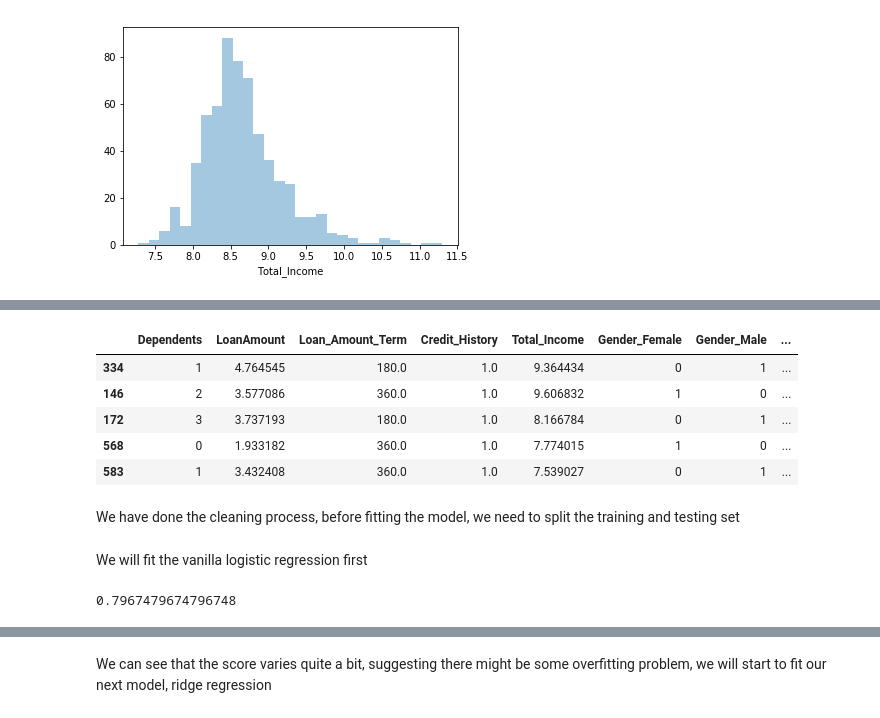
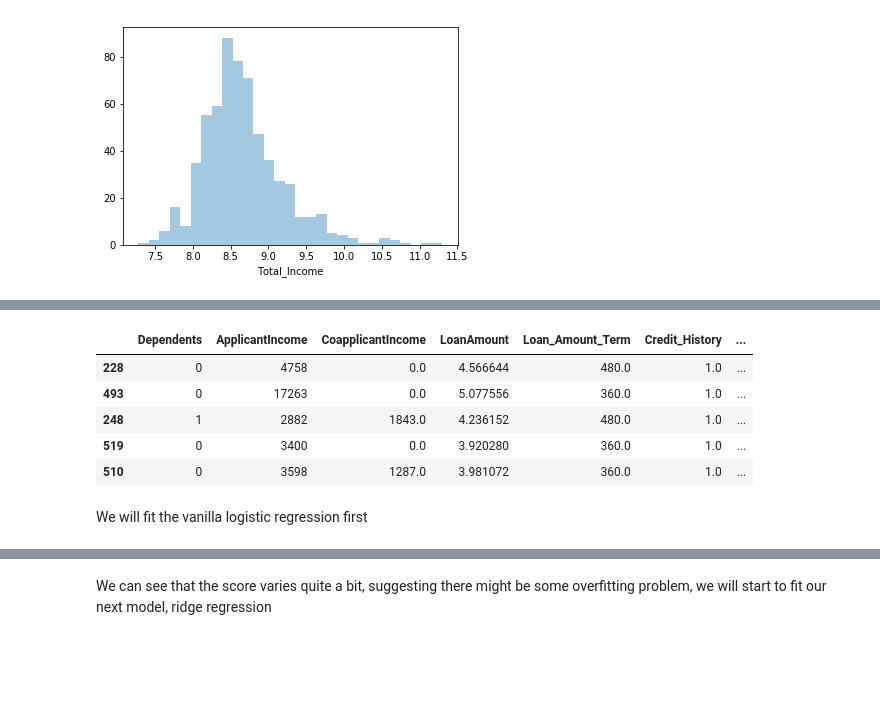
Before and after one commit to george1577/Thinkful_Data_Science, a Jupyter notebook: Drills_and_Assignments/Data_Science_Bootcamp/Unit_3_Deeper_into_supervised_learning/Lesson_3_Advanced_regression/Challenge/Challenge.ipynb, the cells around one changed output, grey strips where cells are left out. Saved outputs shown, nothing was run; the diff lists cells and outputs as text; code cells hidden in the pictures; blank space fills up the shorter version.

```diff
--- a/Drills_and_Assignments/Data_Science_Bootcamp/Unit_3_Deeper_into_supervised_learning/Lesson_3_Advanced_regression/Challenge/Challenge.ipynb
+++ b/Drills_and_Assignments/Data_Science_Bootcamp/Unit_3_Deeper_into_supervised_learning/Lesson_3_Advanced_regression/Challenge/Challenge.ipynb
@@ -268,11 +286,38 @@ data_clean = pd.concat([pd.get_dummies(data.drop('Loan_Status', axis=1)), data['
+# %%
+# define a function to deal with extra feature engineering
+def feature_eng(df):
+    # deal with Dependents variable
+    df['Dependents'] = df['Dependents'].str.replace('3+', '3', regex=False)
+    df['Dependents'] = pd.to_numeric(df['Dependents'])
+    # construct Total_Income column
+    df['Total_Income'] = df['ApplicantIncome'] + df['CoapplicantIncome']
+    # construct leverage column
+    df['leverage'] = df['LoanAmount'] / df['Total_Income']
+    # transform LoanAmount column into more normal distribution
+    df['LoanAmount'] = df['LoanAmount']**0.3
+    # drop Loan_ID column
+    df.drop(['Loan_ID'], axis=1, inplace=True)
+    return df
+# %%
+X_train = feature_eng(X_train)
+# %%
+# define custom dummifier to deal with categorical variable
+class CustomDummifier(TransformerMixin):
+    def __init__(self, cols=None):
+        self.cols = cols
+    def transform(self, X):
+        return pd.get_dummies(X)
+    def fit(self, *_):
+        return self
+# %%
+dum = CustomDummifier()
+X_train = dum.fit_transform(X_train)
 # %%
-data_clean.head()
+X_train.head()
 # %% [output]
-|  | Dependents | LoanAmount | Loan_Amount_Term | Credit_History | Total_Income | Gender_Female | Gender_Male | ... |
-| 334 | 1 | 4.764545 | 180.0 | 1.0 | 9.364434 | 0 | 1 | ... |
-| 146 | 2 | 3.577086 | 360.0 | 1.0 | 9.606832 | 1 | 0 | ... |
-| 172 | 3 | 3.737193 | 180.0 | 1.0 | 8.166784 | 0 | 1 | ... |
-| 568 | 0 | 1.933182 | 360.0 | 1.0 | 7.774015 | 1 | 0 | ... |
-| 583 | 1 | 3.432408 | 360.0 | 1.0 | 7.539027 | 0 | 1 | ... |
+|  | Dependents | ApplicantIncome | CoapplicantIncome | LoanAmount | Loan_Amount_Term | Credit_History | ... |
+| 228 | 0 | 4758 | 0.0 | 4.566644 | 480.0 | 1.0 | ... |
+| 493 | 0 | 17263 | 0.0 | 5.077556 | 360.0 | 1.0 | ... |
+| 248 | 1 | 2882 | 1843.0 | 4.236152 | 480.0 | 1.0 | ... |
+| 519 | 0 | 3400 | 0.0 | 3.920280 | 360.0 | 1.0 | ... |
+| 510 | 0 | 3598 | 1287.0 | 3.981072 | 360.0 | 1.0 | ... |
-# %% [markdown]
-We have done the cleaning process, before fitting the model, we need to split the training and testing set
@@ -283,11 +331,2 @@ X_train, X_test, y_train, y_test = train_test_split(data_clean.drop('Loan_Status
 # %% [markdown]
 We will fit the vanilla logistic regression first
-# %%
-from sklearn.linear_model import LogisticRegression
-# do not specify regularization parameter C, the default is 1(no regularization)
-lg = LogisticRegression()
-lg.fit(X_train, y_train)
-
-print(lg.score(X_test, y_test))
-# %% [output]
-0.7967479674796748
```
Also changed, not shown: parts of 47 cells of this notebook.
